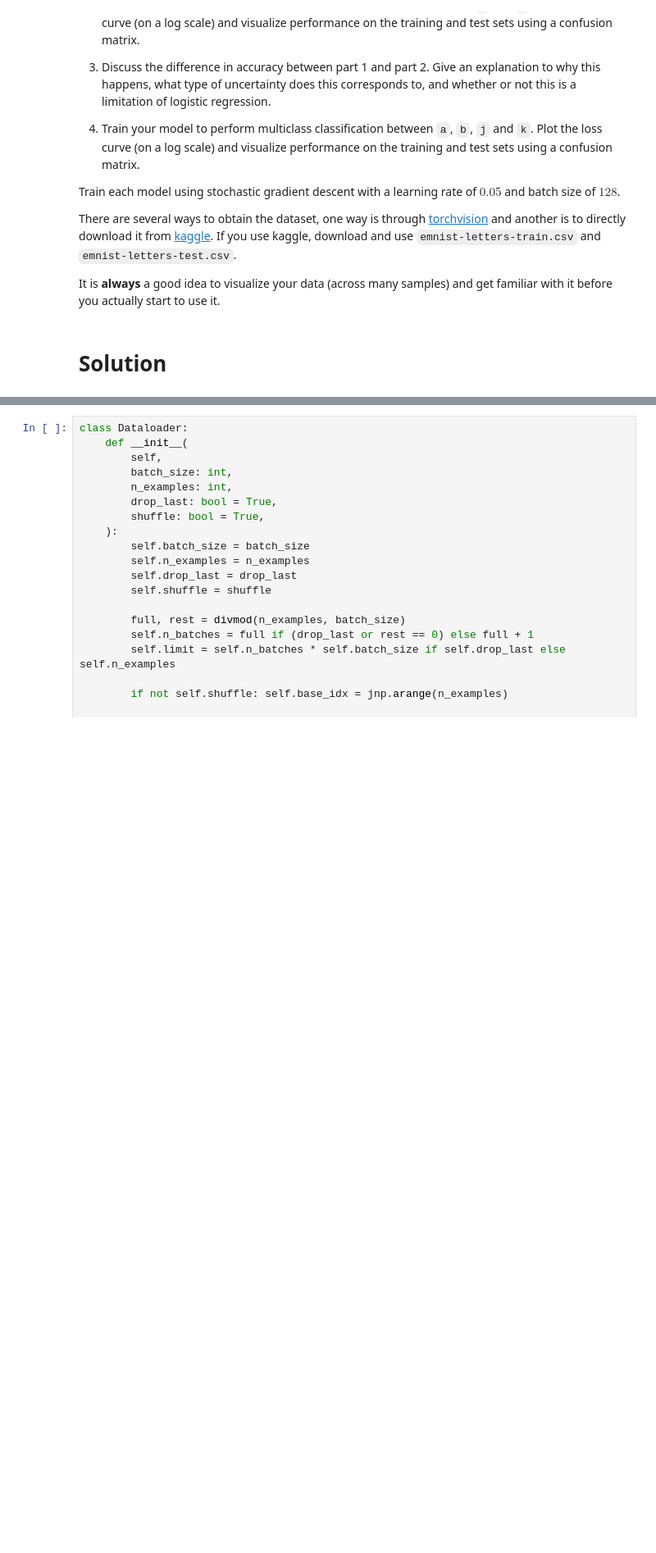
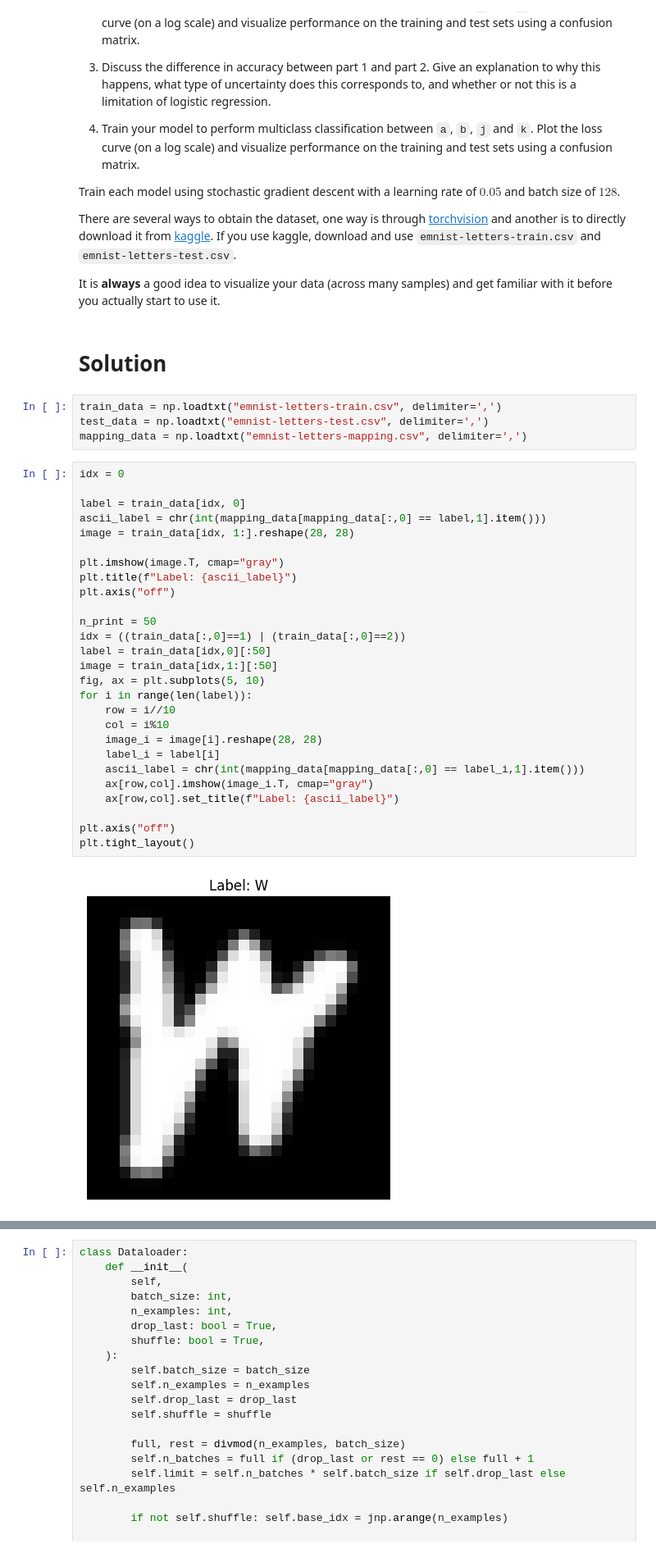
Before and after one commit to cnagata2002/ENM5310, a Jupyter notebook: HW/HW1/coding_assignment1_helper.ipynb, the cells around one changed output, grey strips where cells are left out. Shown at 82% size. Saved outputs shown, nothing was run; the diff lists cells and outputs as text; blank space fills up the shorter version.

```diff
--- a/HW/HW1/coding_assignment1_helper.ipynb
+++ b/HW/HW1/coding_assignment1_helper.ipynb
@@ -194,3 +196,36 @@ There are several ways to obtain the dataset, one way is through [torchvision](h
 It is **always** a good idea to visualize your data (across many samples) and get familiar with it before you actually start to use it.
 # %% [markdown]
 # Solution
+# %%
+train_data = np.loadtxt("emnist-letters-train.csv", delimiter=',')
+test_data = np.loadtxt("emnist-letters-test.csv", delimiter=',')
+mapping_data = np.loadtxt("emnist-letters-mapping.csv", delimiter=',')
+# %%
+idx = 0
+
+label = train_data[idx, 0]
+ascii_label = chr(int(mapping_data[mapping_data[:,0] == label,1].item()))
+image = train_data[idx, 1:].reshape(28, 28)
+
+plt.imshow(image.T, cmap="gray")
+plt.title(f"Label: {ascii_label}")
+plt.axis("off")
+
+n_print = 50
+idx = ((train_data[:,0]==1) | (train_data[:,0]==2))
+label = train_data[idx,0][:50]
+image = train_data[idx,1:][:50]
+fig, ax = plt.subplots(5, 10)
+for i in range(len(label)):
+    row = i//10
+    col = i%10
+    image_i = image[i].reshape(28, 28)
+    label_i = label[i]
+    ascii_label = chr(int(mapping_data[mapping_data[:,0] == label_i,1].item()))
+    ax[row,col].imshow(image_i.T, cmap="gray")
+    ax[row,col].set_title(f"Label: {ascii_label}")
+
+plt.axis("off")
+plt.tight_layout()
+# %% [output]
+[figure, added]
```
Also changed, not shown: parts of 5 cells of this notebook.
